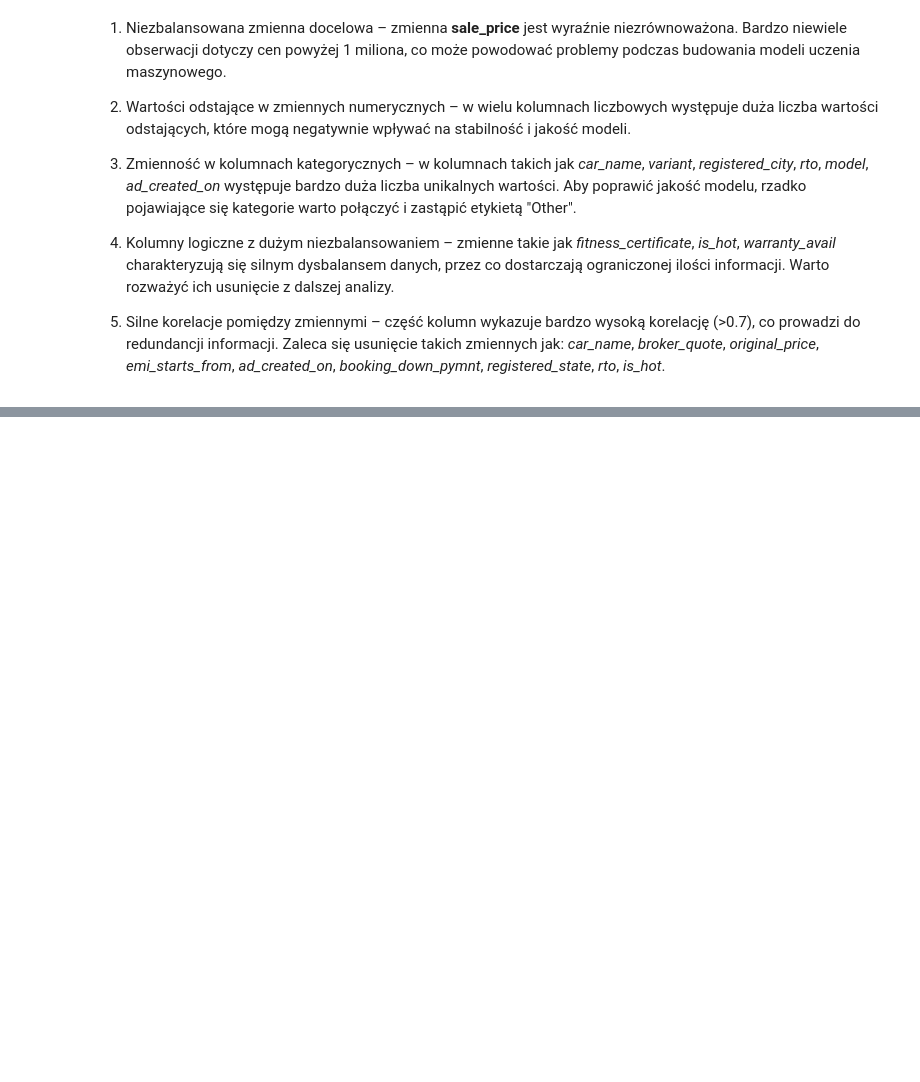
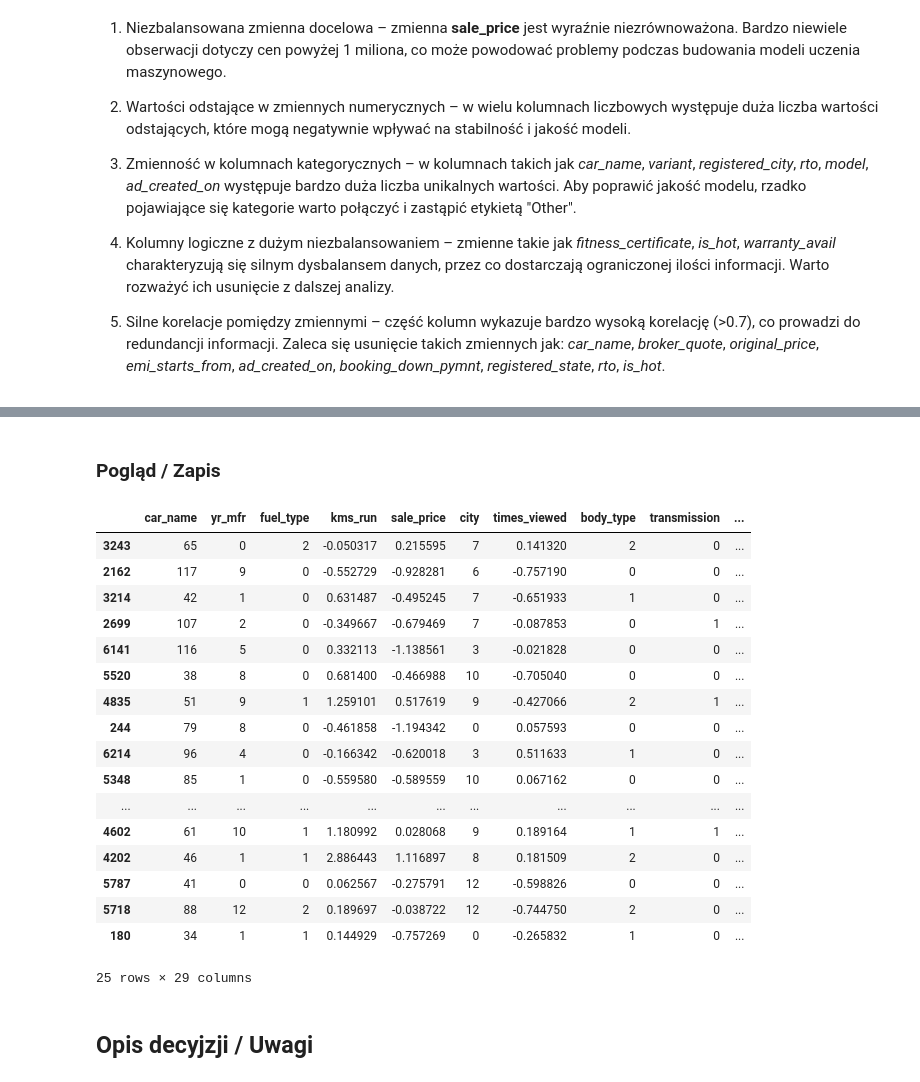
Before and after one commit to milenakoros/GRUPA_1_ASI, a Jupyter notebook: notebooks/01_eda.ipynb, the cells around one changed output, grey strips where cells are left out. Cells and saved outputs as stored; diff of their text form; code cells hidden in the pictures; blank space fills up the shorter version.

```diff
--- a/notebooks/01_eda.ipynb
+++ b/notebooks/01_eda.ipynb
@@ -291,0 +402,13 @@ times_viewed: 0.08
+# %%
+df_copy['original_price'].fillna(df_copy['sale_price'], inplace = True)
+df_copy['car_availability'].fillna('NaN', inplace = True)
+df_copy['transmission'].fillna('NaN', inplace = True)
+df_copy = df_copy.dropna(subset=[
+    'source',
+    'body_type',
+    'registered_city',
+    'registered_state',
+    'car_rating',
+    'fitness_certificate',
+    'ad_created_on'
+])
@@ -291,0 +456,4 @@ times_viewed: 0.08
+# %%
+df_copy['kms_run'] = df_copy['kms_run'].clip(upper=150000)
+df_copy['times_viewed'] = df_copy['times_viewed'].clip(upper=8000)
+df_copy['total_owners'] = df_copy['total_owners'].clip(upper=3)
@@ -291,0 +462,5 @@ times_viewed: 0.08
+# %%
+for column_label in all_columns['CATEGORICAL']:
+    df_copy[column_label] = df_copy[column_label].astype(str)
+    df_copy[column_label].fillna('NAN', inplace=True)
+    df_copy[column_label] = df_copy[column_label].astype('category').cat.codes.astype(int)
@@ -291,0 +485,26 @@ times_viewed: 0.08
+# %%
+for column_label in all_columns['BOOLEAN']:
+    df_copy[column_label] = df_copy[column_label].astype(int)
+# %% [markdown]
+### Pogląd / Zapis
+# %%
+df_copy.sample(25)
+# %% [output]
+|  | car_name | yr_mfr | fuel_type | kms_run | sale_price | city | times_viewed | body_type | transmission | ... |
+| 3243 | 65 | 0 | 2 | -0.050317 | 0.215595 | 7 | 0.141320 | 2 | 0 | ... |
+| 2162 | 117 | 9 | 0 | -0.552729 | -0.928281 | 6 | -0.757190 | 0 | 0 | ... |
+| 3214 | 42 | 1 | 0 | 0.631487 | -0.495245 | 7 | -0.651933 | 1 | 0 | ... |
+| 2699 | 107 | 2 | 0 | -0.349667 | -0.679469 | 7 | -0.087853 | 0 | 1 | ... |
+| 6141 | 116 | 5 | 0 | 0.332113 | -1.138561 | 3 | -0.021828 | 0 | 0 | ... |
+| 5520 | 38 | 8 | 0 | 0.681400 | -0.466988 | 10 | -0.705040 | 0 | 0 | ... |
+| 4835 | 51 | 9 | 1 | 1.259101 | 0.517619 | 9 | -0.427066 | 2 | 1 | ... |
+| 244 | 79 | 8 | 0 | -0.461858 | -1.194342 | 0 | 0.057593 | 0 | 0 | ... |
+| 6214 | 96 | 4 | 0 | -0.166342 | -0.620018 | 3 | 0.511633 | 1 | 0 | ... |
+| 5348 | 85 | 1 | 0 | -0.559580 | -0.589559 | 10 | 0.067162 | 0 | 0 | ... |
+| ... | ... | ... | ... | ... | ... | ... | ... | ... | ... | ... |
+| 4602 | 61 | 10 | 1 | 1.180992 | 0.028068 | 9 | 0.189164 | 1 | 1 | ... |
+| 4202 | 46 | 1 | 1 | 2.886443 | 1.116897 | 8 | 0.181509 | 2 | 0 | ... |
+| 5787 | 41 | 0 | 0 | 0.062567 | -0.275791 | 12 | -0.598826 | 0 | 0 | ... |
+| 5718 | 88 | 12 | 2 | 0.189697 | -0.038722 | 12 | -0.744750 | 2 | 0 | ... |
+| 180 | 34 | 1 | 1 | 0.144929 | -0.757269 | 0 | -0.265832 | 1 | 0 | ... |
+25 rows × 29 columns
@@ -291,0 +513,2 @@ times_viewed: 0.08
+# %% [markdown]
+## Opis decyjzji / Uwagi
```
Also changed, not shown: parts of 31 cells of this notebook, 1 other file.
